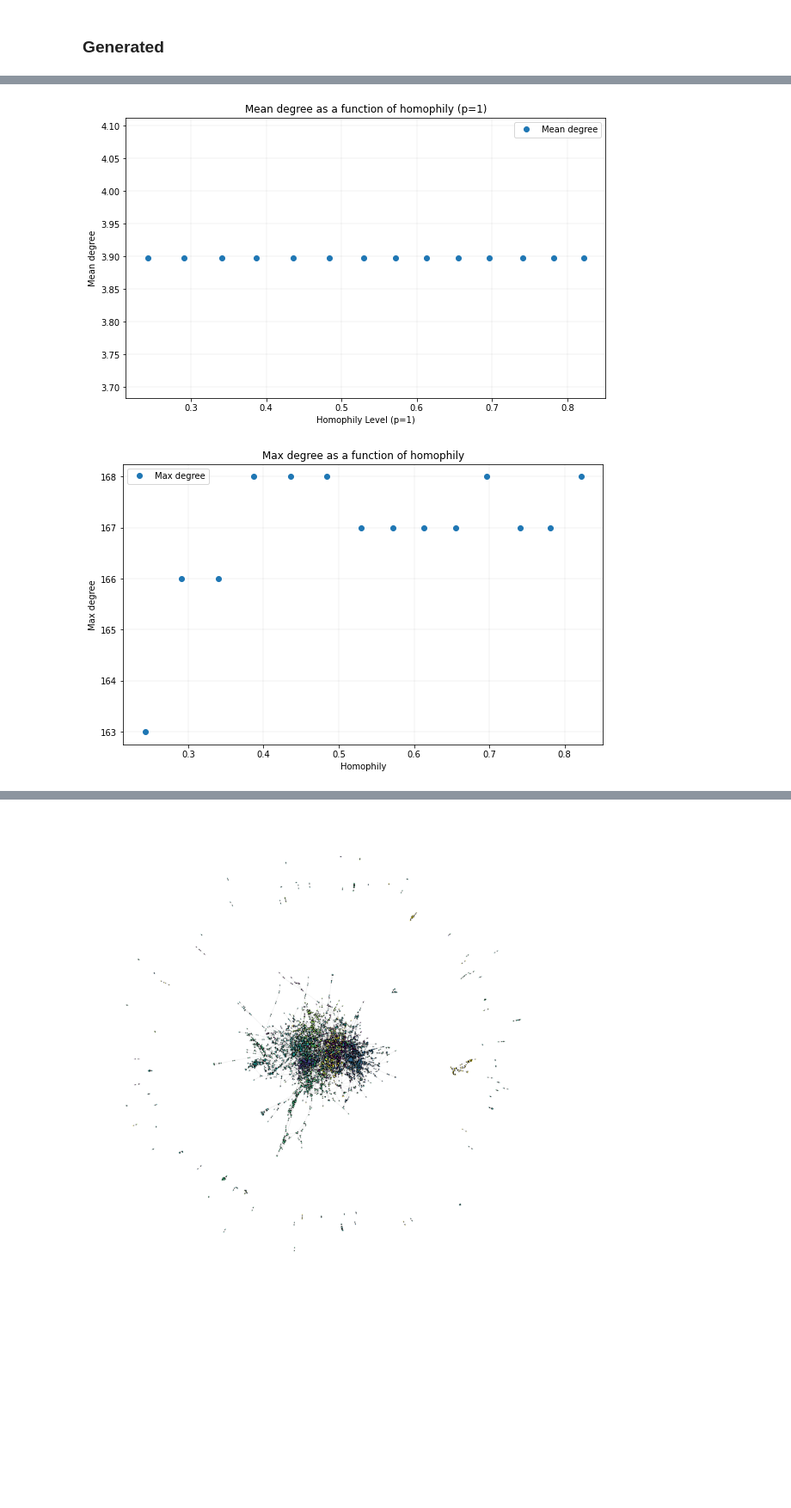
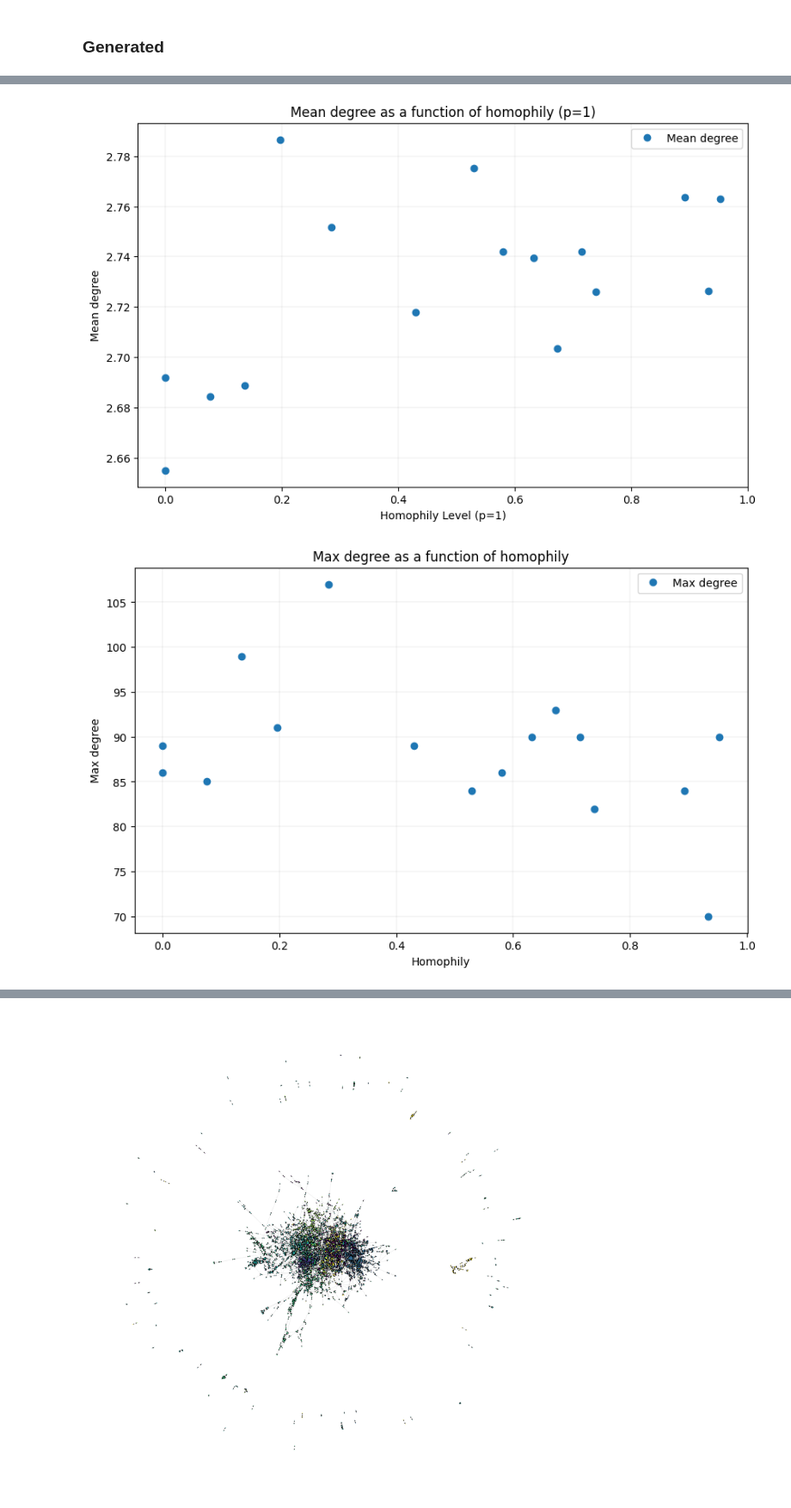
Before and after one commit to jr419/Homophily_Analysis, a Jupyter notebook: sandbox.ipynb, the cells around one changed output, grey strips where cells are left out. Shown at 86% size. Cells and saved outputs as stored; diff of their text form; code cells hidden in the pictures; blank space fills up the shorter version.

Commit message:
Updated synthetic graph degree plots

```diff
--- a/sandbox.ipynb
+++ b/sandbox.ipynb
@@ -127,6 +111,6 @@ plot_degree_distribution_comparison([g2])
 # %%
-plot_homophily_degree(g_synth_list,p=1)
+plot_homophily_degree(g_SBM_synth_list,p=1)
 # %% [output]
-[figure, old version]
+[figure, new version]
-[figure, old version]
+[figure, new version]
 # %%
```
Also changed, not shown: parts of 7 cells of this notebook.
